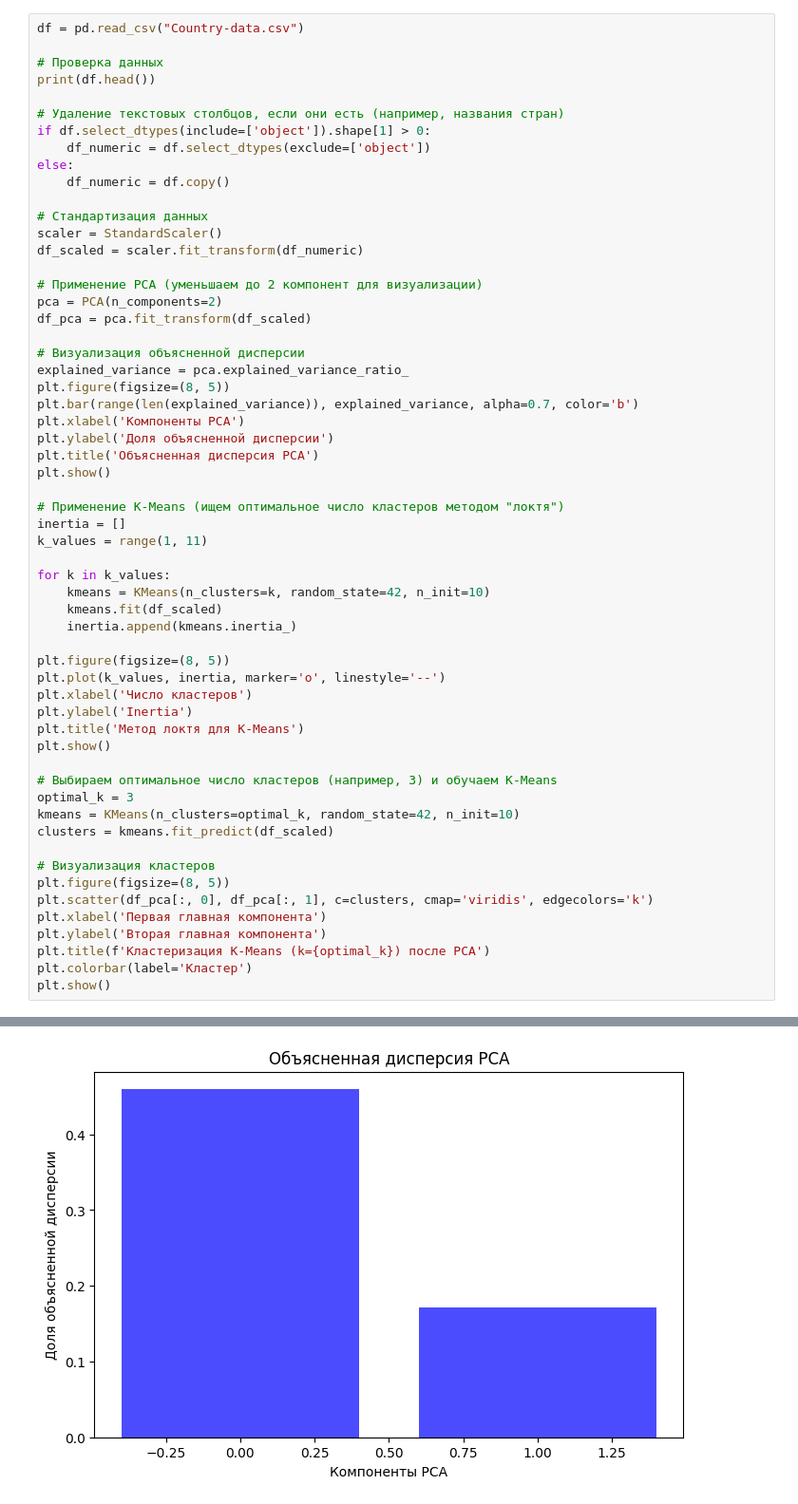
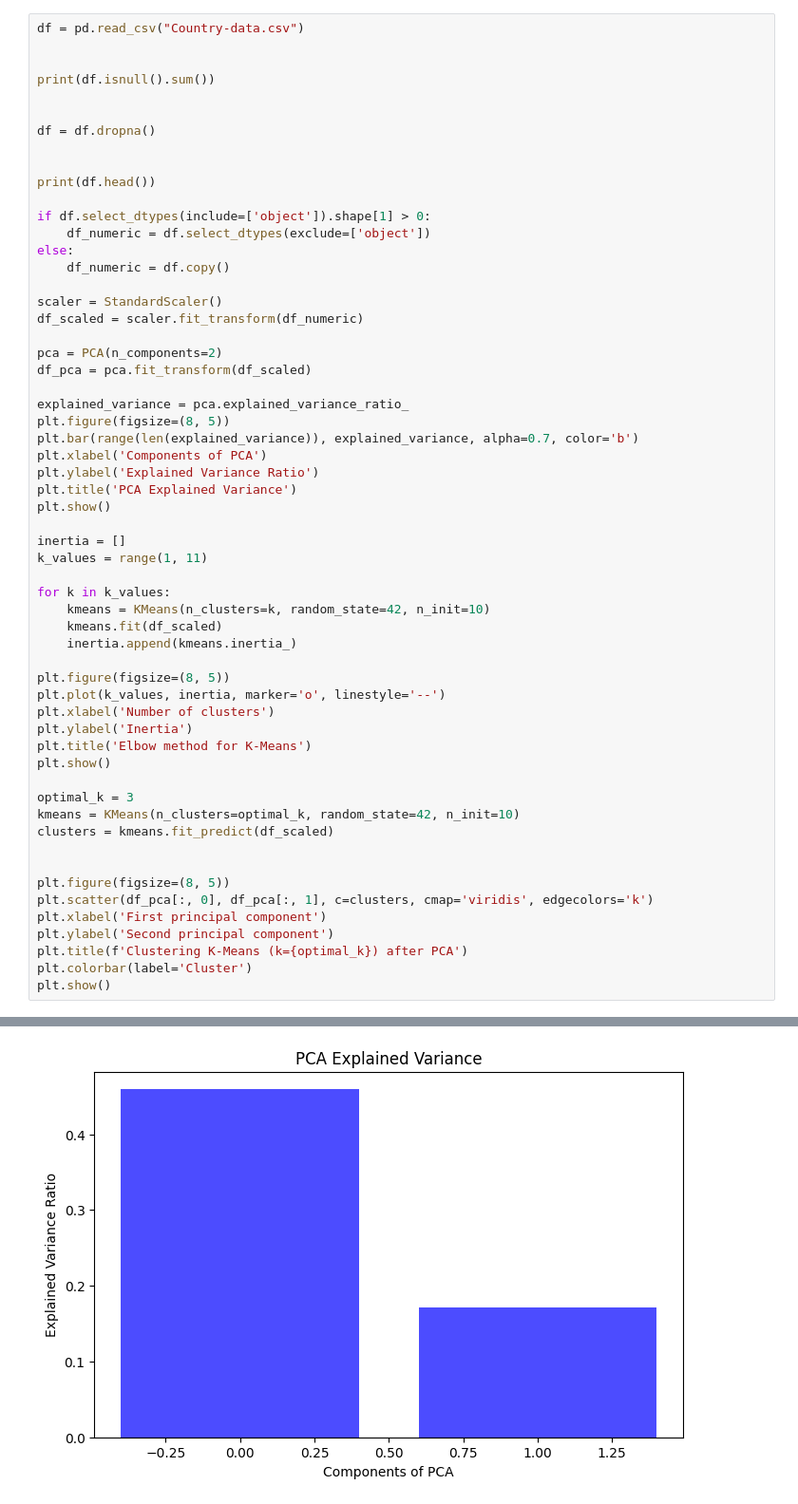
Before and after one commit to 777Isa777/777Isa777, a Jupyter notebook: Копия_блокнота_"Untitled23_ipynb".ipynb, the cells around one changed output, grey strips where cells are left out. Shown at 95% size. Saved outputs shown, nothing was run; the diff lists cells and outputs as text.

```diff
--- a/Копия_блокнота_"Untitled23_ipynb".ipynb
+++ b/Копия_блокнота_"Untitled23_ipynb".ipynb
@@ -10,33 +9,34 @@ from sklearn.preprocessing import StandardScaler
 # %%
 df = pd.read_csv("Country-data.csv")
 
-# Проверка данных
+
+print(df.isnull().sum())
+
+
+df = df.dropna()
+
+
 print(df.head())
 
-# Удаление текстовых столбцов, если они есть (например, названия стран)
 if df.select_dtypes(include=['object']).shape[1] > 0:
     df_numeric = df.select_dtypes(exclude=['object'])
 else:
     df_numeric = df.copy()
 
-# Стандартизация данных
 scaler = StandardScaler()
 df_scaled = scaler.fit_transform(df_numeric)
 
-# Применение PCA (уменьшаем до 2 компонент для визуализации)
 pca = PCA(n_components=2)
 df_pca = pca.fit_transform(df_scaled)
 
-# Визуализация объясненной дисперсии
 explained_variance = pca.explained_variance_ratio_
 plt.figure(figsize=(8, 5))
 plt.bar(range(len(explained_variance)), explained_variance, alpha=0.7, color='b')
-plt.xlabel('Компоненты PCA')
-plt.ylabel('Доля объясненной дисперсии')
-plt.title('Объясненная дисперсия PCA')
+plt.xlabel('Components of PCA')
+plt.ylabel('Explained Variance Ratio')
+plt.title('PCA Explained Variance')
 plt.show()
 
-# Применение K-Means (ищем оптимальное число кластеров методом "локтя")
 inertia = []
 k_values = range(1, 11)
 
@@ -47,22 +47,21 @@ for k in k_values:
 
 plt.figure(figsize=(8, 5))
 plt.plot(k_values, inertia, marker='o', linestyle='--')
-plt.xlabel('Число кластеров')
+plt.xlabel('Number of clusters')
 plt.ylabel('Inertia')
-plt.title('Метод локтя для K-Means')
+plt.title('Elbow method for K-Means')
 plt.show()
 
-# Выбираем оптимальное число кластеров (например, 3) и обучаем K-Means
 optimal_k = 3
 kmeans = KMeans(n_clusters=optimal_k, random_state=42, n_init=10)
 clusters = kmeans.fit_predict(df_scaled)
 
-# Визуализация кластеров
+
 plt.figure(figsize=(8, 5))
 plt.scatter(df_pca[:, 0], df_pca[:, 1], c=clusters, cmap='viridis', edgecolors='k')
-plt.xlabel('Первая главная компонента')
-plt.ylabel('Вторая главная компонента')
-plt.title(f'Кластеризация K-Means (k={optimal_k}) после PCA')
-plt.colorbar(label='Кластер')
+plt.xlabel('First principal component')
+plt.ylabel('Second principal component')
+plt.title(f'Clustering K-Means (k={optimal_k}) after PCA')
+plt.colorbar(label='Cluster')
 plt.show()
 # %% [output]
@@ -78,5 +81,5 @@ plt.show()
 1       4.49        76.3       1.65   4090
 2      16.10        76.5       2.89   4460
 3      22.40        60.1       6.16   3530
 4       1.44        76.8       2.13  12200
-[figure, old version]
+[figure, new version]
```
Also changed, not shown: parts of 2 cells of this notebook.
